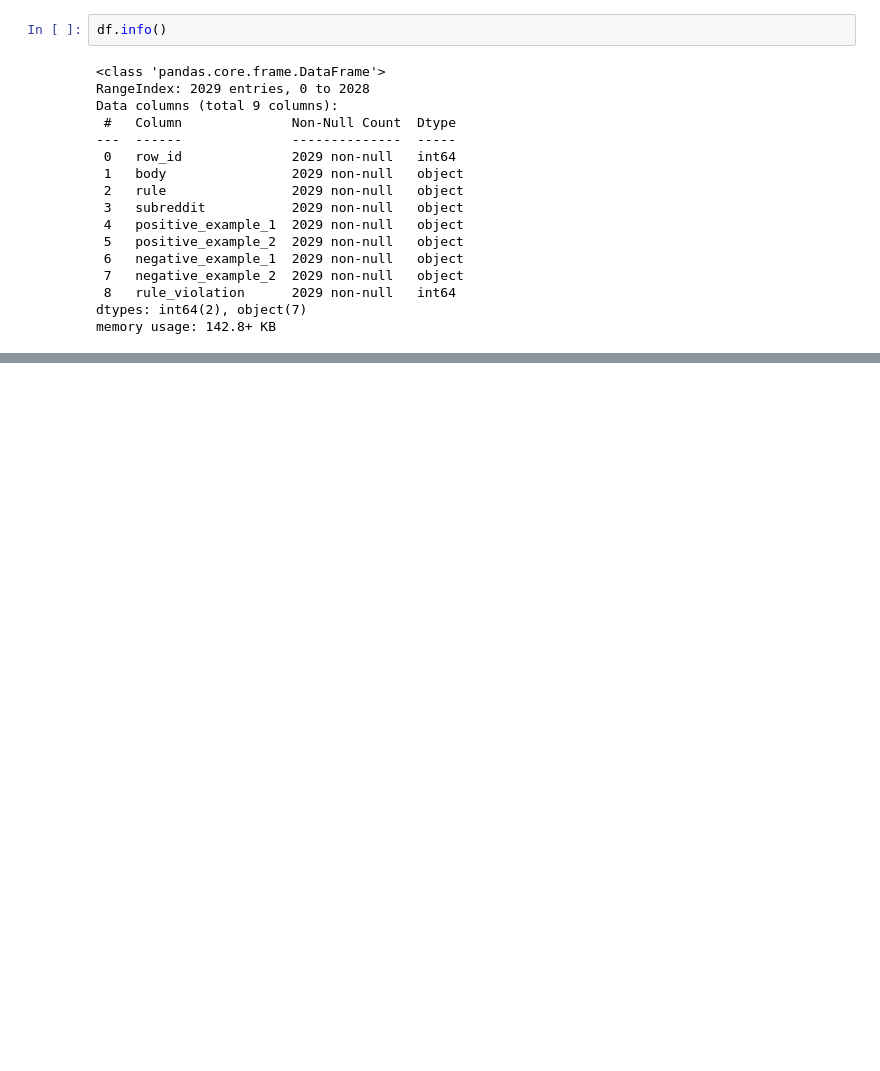
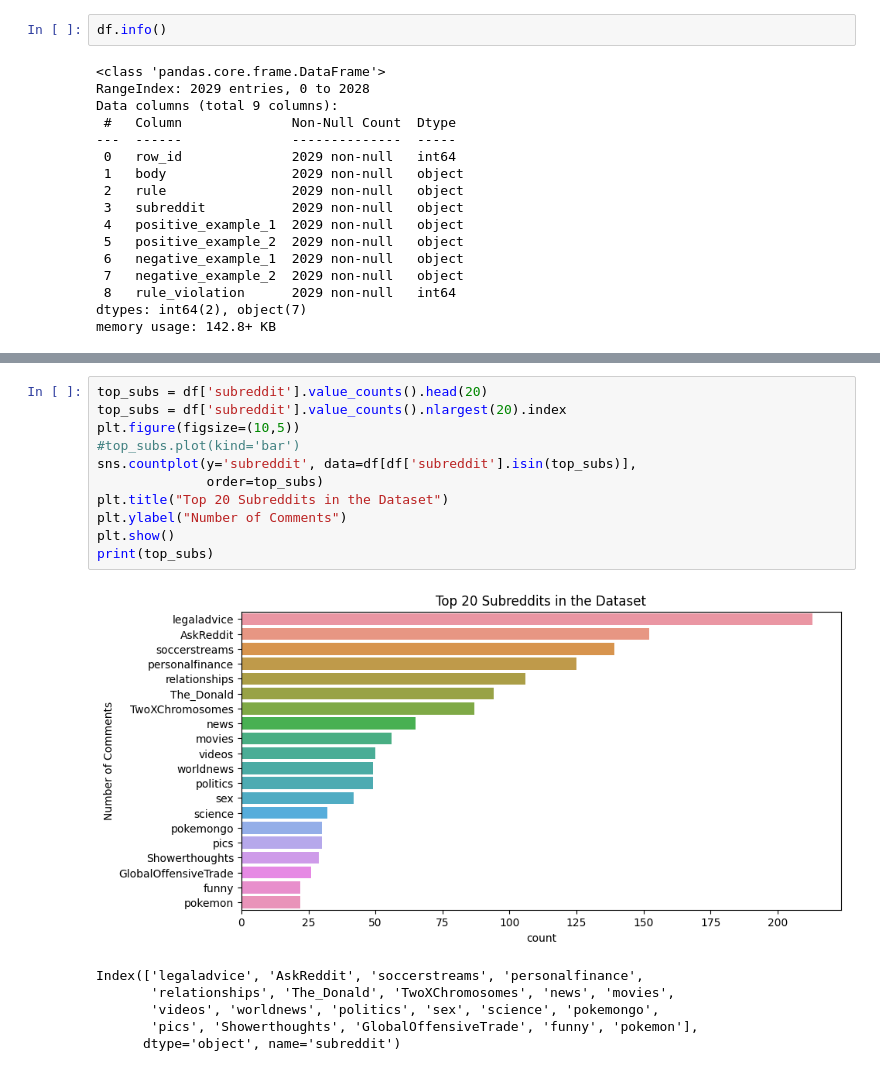
Before and after one commit to meriemDahil/Kaggle-Competition, a Jupyter notebook: redditCompitition.ipynb, the cells around one changed output, grey strips where cells are left out. Cells and saved outputs as stored; diff of their text form; blank space fills up the shorter version.

Commit message:
Kaggle Notebook | RedditComptition | Version 2

```diff
--- a/redditCompitition.ipynb
+++ b/redditCompitition.ipynb
@@ -63,0 +81,18 @@ df.head
+# %%
+top_subs = df['subreddit'].value_counts().head(20)
+top_subs = df['subreddit'].value_counts().nlargest(20).index
+plt.figure(figsize=(10,5))
+#top_subs.plot(kind='bar')
+sns.countplot(y='subreddit', data=df[df['subreddit'].isin(top_subs)],
+              order=top_subs)
+plt.title("Top 20 Subreddits in the Dataset")
+plt.ylabel("Number of Comments")
+plt.show()
+print(top_subs)
+# %% [output]
+[figure, added]
+Index(['legaladvice', 'AskReddit', 'soccerstreams', 'personalfinance',
+       'relationships', 'The_Donald', 'TwoXChromosomes', 'news', 'movies',
+       'videos', 'worldnews', 'politics', 'sex', 'science', 'pokemongo',
+       'pics', 'Showerthoughts', 'GlobalOffensiveTrade', 'funny', 'pokemon'],
+      dtype='object', name='subreddit')
```
Also changed, not shown: parts of 13 cells of this notebook.
